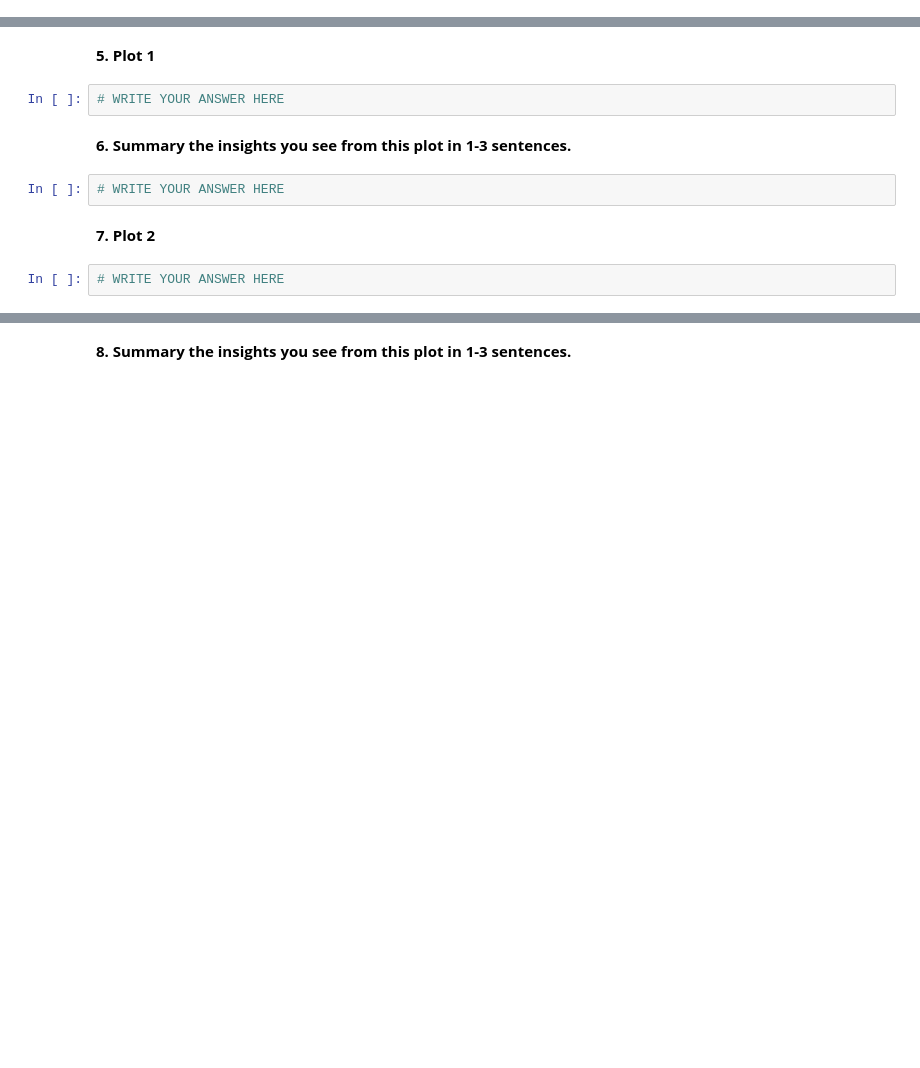
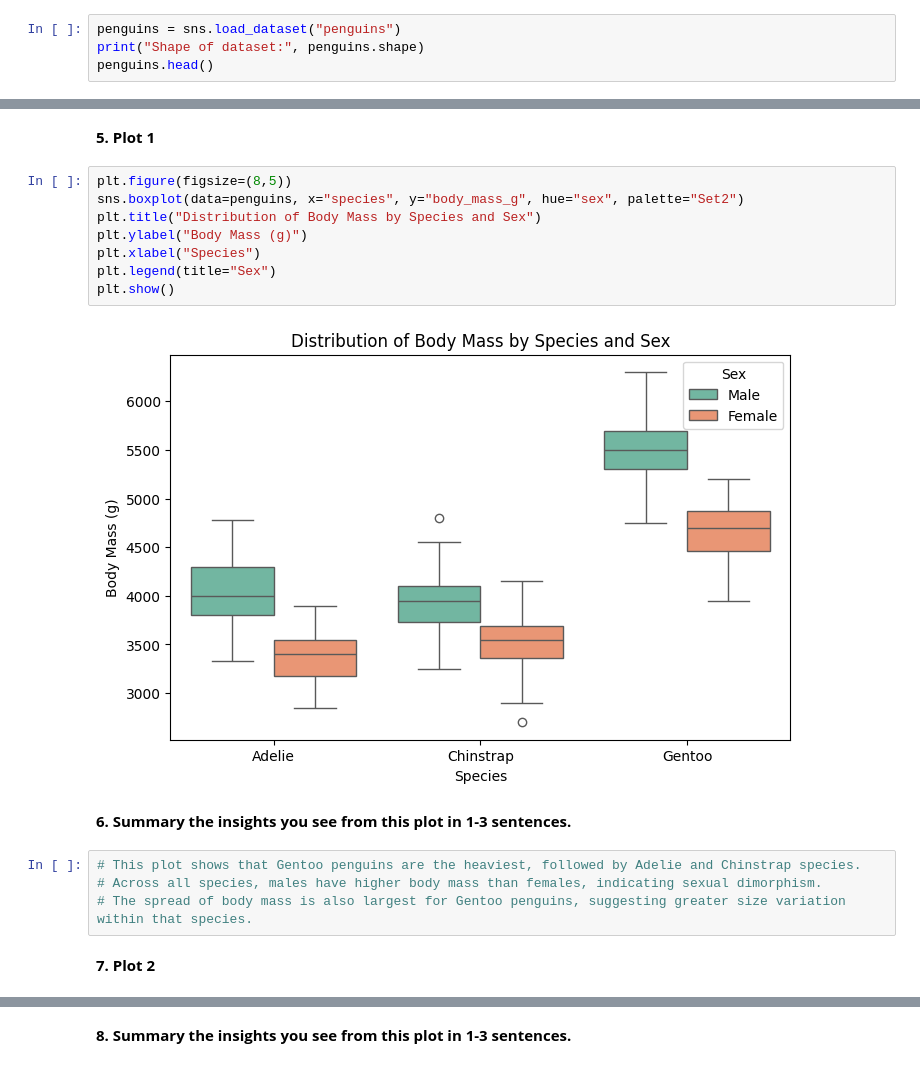
Before and after one commit to RishKr17/ISE364HW4, a Jupyter notebook: HW4.ipynb, the cells around one changed output, grey strips where cells are left out. Saved outputs shown, nothing was run; the diff lists cells and outputs as text; blank space fills up the shorter version.

```diff
--- a/HW4.ipynb
+++ b/HW4.ipynb
@@ -84,3 +110,7 @@ Note: To encourage diversity, members of the same final project group must selec
 **4. Import the data from seaborn and check the head of the dataframe.**
 # %%
 # WRITE YOUR ANSWER HERE
+# %%
+penguins = sns.load_dataset("penguins")
+print("Shape of dataset:", penguins.shape)
+penguins.head()
@@ -101,13 +139,21 @@ kde distribution
 Alternatively, you can replace one plot by data transformation e.g. categorical data to numbers or other types of data manipulation.
 # %% [markdown]
 **5. Plot 1**
-# %%
-# WRITE YOUR ANSWER HERE
+# %%
+plt.figure(figsize=(8,5))
+sns.boxplot(data=penguins, x="species", y="body_mass_g", hue="sex", palette="Set2")
+plt.title("Distribution of Body Mass by Species and Sex")
+plt.ylabel("Body Mass (g)")
+plt.xlabel("Species")
+plt.legend(title="Sex")
+plt.show()
+# %% [output]
+[figure, added]
 # %% [markdown]
 **6. Summary the insights you see from this plot in 1-3 sentences.**
-# %%
-# WRITE YOUR ANSWER HERE
+# %%
+# This plot shows that Gentoo penguins are the heaviest, followed by Adelie and Chinstrap species.
+# Across all species, males have higher body mass than females, indicating sexual dimorphism.
+# The spread of body mass is also largest for Gentoo penguins, suggesting greater size variation within that species.
 # %% [markdown]
 **7. Plot 2**
-# %%
-# WRITE YOUR ANSWER HERE
```
Also changed, not shown: parts of 67 cells of this notebook, 11 other files.
